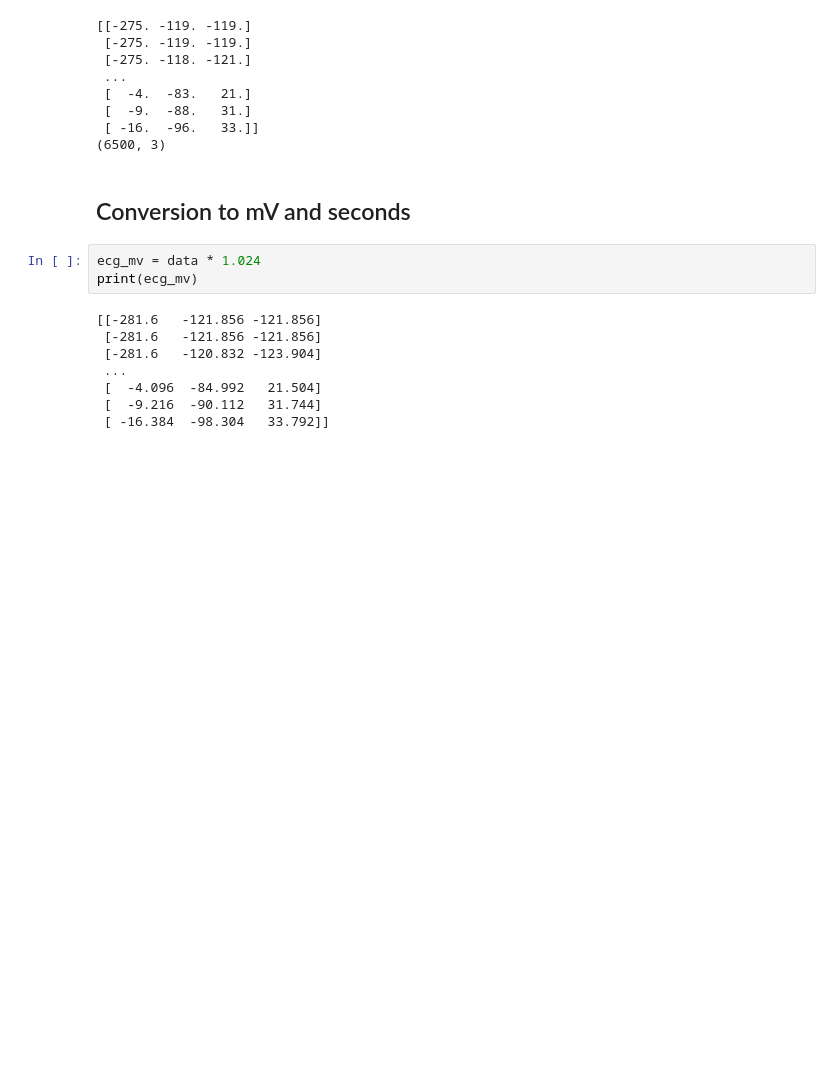
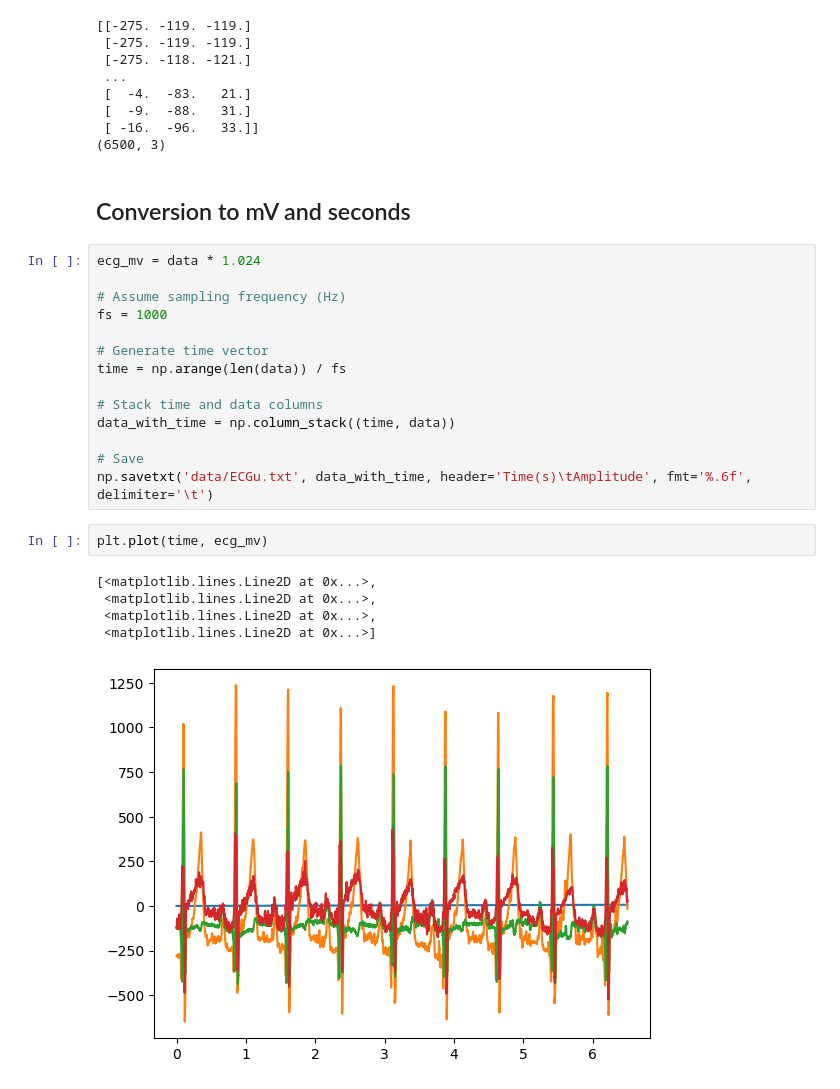
Before and after one commit to DelphineHun-student/Series01-Python-DelphineHun-student, a Jupyter notebook: prototype_EGC.ipynb, the cells around one changed output. Cells and saved outputs as stored; diff of their text form; blank space fills up the shorter version.

Commit message:
time column and plot added

```diff
--- a/prototype_EGC.ipynb
+++ b/prototype_EGC.ipynb
@@ -21,12 +21,23 @@ print(data.shape) # (number of rows, number of columns)
 ## Conversion to mV and seconds
 # %%
 ecg_mv = data * 1.024
-print(ecg_mv)
+
+# Assume sampling frequency (Hz)
+fs = 1000
+
+# Generate time vector
+time = np.arange(len(data)) / fs
+
+# Stack time and data columns
+data_with_time = np.column_stack((time, data))
+
+# Save
+np.savetxt('data/ECGu.txt', data_with_time, header='Time(s)\tAmplitude', fmt='%.6f', delimiter='\t')
-# %% [output]
-[[-281.6   -121.856 -121.856]
- [-281.6   -121.856 -121.856]
- [-281.6   -120.832 -123.904]
- ...
- [  -4.096  -84.992   21.504]
- [  -9.216  -90.112   31.744]
- [ -16.384  -98.304   33.792]]
+# %%
+plt.plot(time, ecg_mv)
+# %% [output]
+[<matplotlib.lines.Line2D at 0x...>,
+ <matplotlib.lines.Line2D at 0x...>,
+ <matplotlib.lines.Line2D at 0x...>,
+ <matplotlib.lines.Line2D at 0x...>]
+[figure, added]
```
Also changed, not shown: 1 other file.
